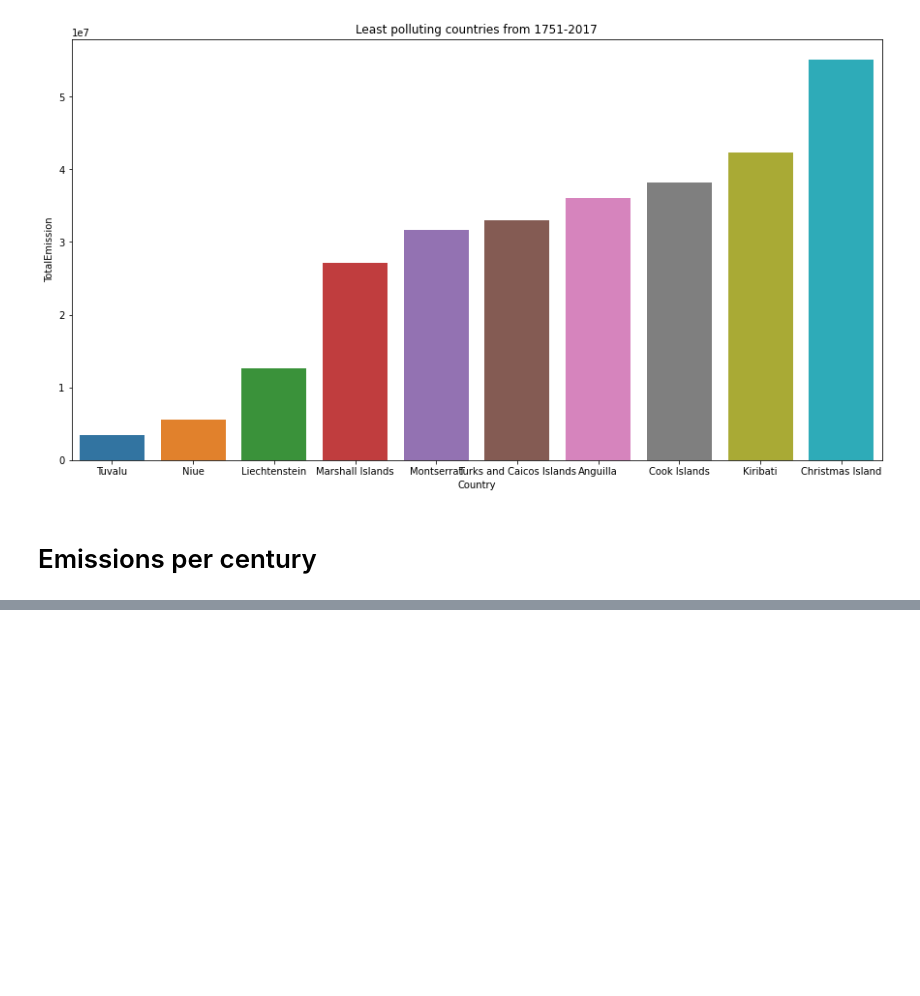
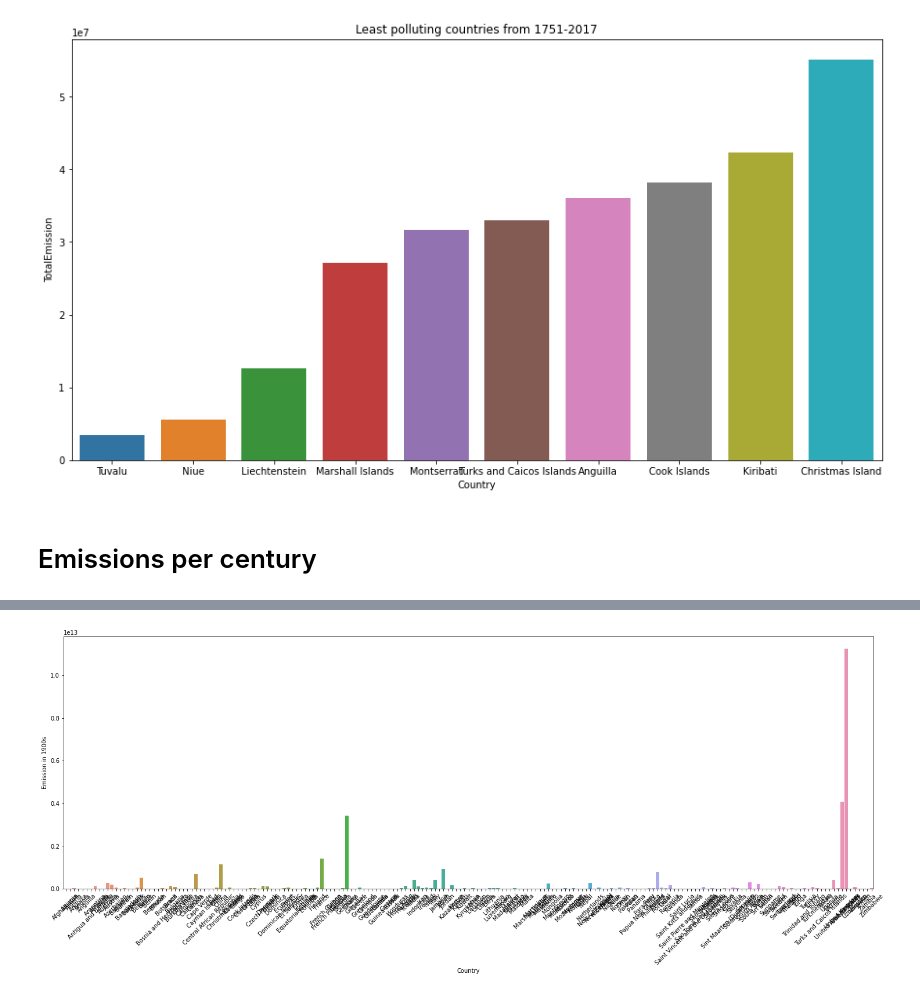
Before and after one commit to GeoffreyKimani/EmissionStatistics, a Jupyter notebook: data_spell.ipynb, the cells around one changed output, grey strips where cells are left out. Drawn from its saved outputs; the diff is of its cells as text; code cells hidden in the pictures; blank space fills up the shorter version.

```diff
--- a/data_spell.ipynb
+++ b/data_spell.ipynb
@@ -263,0 +450,4 @@ Name: Country, Length: 194, dtype: object
+# %%
+century_statistics('1900', 0)
+# %% [output]
+[figure, added]
```
Also changed, not shown: parts of 39 cells of this notebook, 3 other files.
